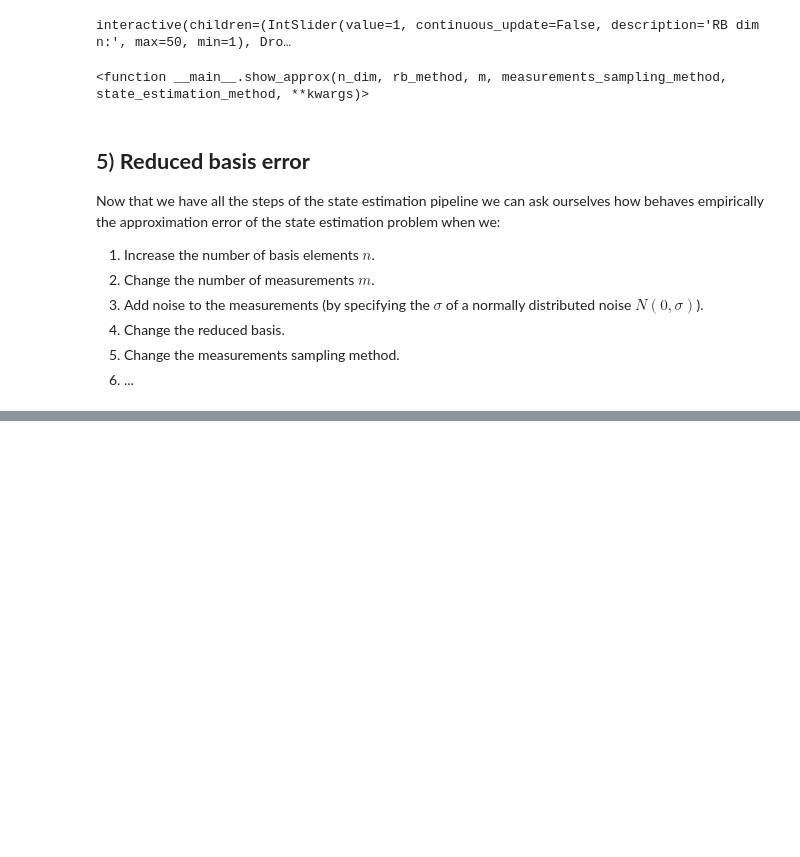
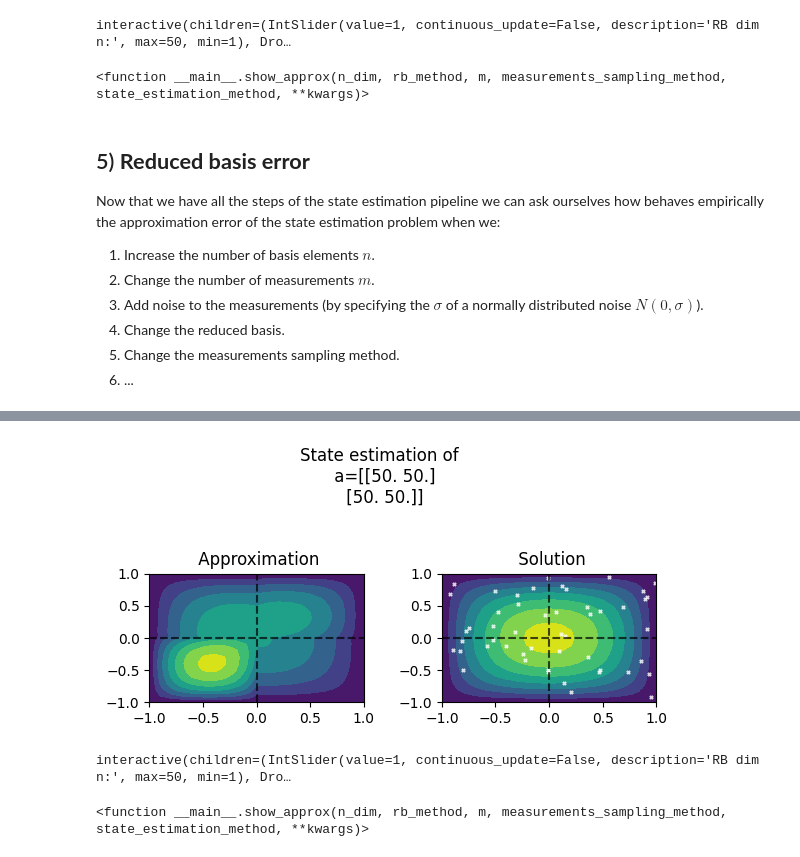
Before and after one commit to agussomacal/ROMHighContrast, a Jupyter notebook: src/notebooks/InverseProblemPipeline.ipynb, the cells around one changed output, grey strips where cells are left out. Drawn from its saved outputs; the diff is of its cells as text; code cells hidden in the pictures; blank space fills up the shorter version.

```diff
--- a/src/notebooks/InverseProblemPipeline.ipynb
+++ b/src/notebooks/InverseProblemPipeline.ipynb
@@ -351,2 +462,78 @@ widgets.interact(
 interactive(children=(SelectMultiple(description='Reduced Basis: ', index=(0, 1, 2), options=('PCA', 'Greedy',…
 <function __main__.show_convergence(rb_methods, measurements_sampling_method, m, state_estimation_method, error_metric, noise)>
+# %%
+error_metrics_dict = {
+    "L2": lambda x: np.mean(np.sqrt(np.mean(x**2, axis=-1))),
+    "Linf": lambda x: np.max(np.sqrt(np.mean(x**2, axis=-1)))
+}
+
+def state_estimation_pipeline(reduced_basis, measurement_points, measurements, measurements_reduced_basis, state_estimation_method):
+    _, approximate_solutions = state_estimation_method_dict[state_estimation_method](measurement_points, measurements, rb)[1]
+    return approximate_solutions
+
+
+def show_convergence(rb_methods, measurements_sampling_method, m, state_estimation_method, error_metric, noise):
+    measurement_points = measurements_sampling_method_dict[measurements_sampling_method](m, sm.x_domain, sm.y_domain)
+    measurements = sm.evaluate_solutions(measurement_points, solutions) + np.random.normal(scale=noise)
+    for rb_method in rb_methods:
+        errors = [error_metrics_dict[error_metric](
+                solutions-state_estimation_method_dict[state_estimation_method](measurement_points, measurements, np.reshape(reduced_basis_dict[rb_method][:n], (n,-1)))[1]
+            ) for n in range(1, max_vn_dim)]
+        plt.plot(np.arange(1, max_vn_dim, dtype=int), errors, ".-", label=rb_method)
+    plt.xticks(np.arange(1, max_vn_dim, dtype=int))
+    plt.yscale("log")
+    plt.legend()
+    plt.show()
+
+widgets.interact(
+    show_convergence,
+    rb_methods=widgets.SelectMultiple(value=list(reduced_basis_dict.keys()), options=list(reduced_basis_dict.keys()), description="Reduced Basis: ", disabled=False),
+    measurements_sampling_method=widgets.Dropdown(options=list(measurements_sampling_method_dict.keys()), description="Measurements sampling method: ", disabled=False),
+    m= widgets.IntSlider(value=50,min=max_vn_dim,max=10*max_vn_dim,step=1, description='Number of measurements:', disabled=False,
+                           continuous_update=False, orientation='horizontal', readout=True),
+    state_estimation_method=widgets.Dropdown(options=list(state_estimation_method_dict.keys()), description="State estimation method: ", disabled=False),
+    error_metric=widgets.Dropdown(options=list(error_metrics_dict.keys()), description="Error metric: ", disabled=False),
+    noise=widgets.FloatSlider(value=0, min=0, max=1, step=0.01, description="Noise: ", disabled=False)
+    )
+
+
+
+
+def show_approx(n_dim, rb_method, m, measurements_sampling_method, state_estimation_method, **kwargs):
+    rb = reduced_basis_dict[rb_method][:n_dim]
+    measurement_points = measurements_sampling_method_dict[measurements_sampling_method](m, sm.x_domain, sm.y_domain)
+    measurements_reduced_basis = sm.evaluate_solutions(measurement_points, solutions=rb)
+    diffusion_coefficients = np.array([list(kwargs.values())]).reshape((1,)+sm.blocks_geometry)
+    solution = sm.generate_solutions(diffusion_coefficients)
+    measurements_online = sm.evaluate_solutions(measurement_points, solutions=solution)
+    coefficients, approximate_solutions = state_estimation_method_dict[state_estimation_method](measurement_points, measurements_online, rb)
+
+    plot_approximate_solutions_together(
+        sm,
+        diffusion_coefficients,
+        solution,
+        approximate_solutions,
+        num_points_per_dim_to_plot=100,
+        contour_levels=7,
+        measurement_points=measurement_points,
+        axes_xy_proportions=axes_xy_proportions
+    )
+    plt.show()
+
+widgets.interact(
+    show_approx,
+    rb_method=widgets.Dropdown(options=list(reduced_basis_dict.keys()), description="Reduced Basis: ", disabled=False),
+    n_dim= widgets.IntSlider(value=1,min=1,max=50,step=1, description='RB dim n:', disabled=False,
+                           continuous_update=False, orientation='horizontal', readout=True),
+    measurements_sampling_method=widgets.Dropdown(options=list(measurements_sampling_method_dict.keys()), description="Measurements sampling method: ", disabled=False),
+    m= widgets.IntSlider(value=50,min=max_vn_dim,max=10*max_vn_dim,step=1, description='Number of measurements:', disabled=False,
+                           continuous_update=False, orientation='horizontal', readout=True),
+    state_estimation_method=widgets.Dropdown(options=list(state_estimation_method_dict.keys()), description="State estimation method: ", disabled=False),
+    **{f"a{i}": widgets.FloatSlider(value=50,min=diffusion_contrast_lower,max=diffusion_contrast_upper,step=0.5, description=f'a{i}:', disabled=False,
+                           continuous_update=False, orientation='horizontal', readout=True, readout_format='.1f')
+        for i in range(np.prod(sm.blocks_geometry))}
+    )
+# %% [output]
+[figure, added]
+interactive(children=(IntSlider(value=1, continuous_update=False, description='RB dim n:', max=50, min=1), Dro…
+<function __main__.show_approx(n_dim, rb_method, m, measurements_sampling_method, state_estimation_method, **kwargs)>
```
Also changed, not shown: parts of 18 cells of this notebook, 3 other files.
